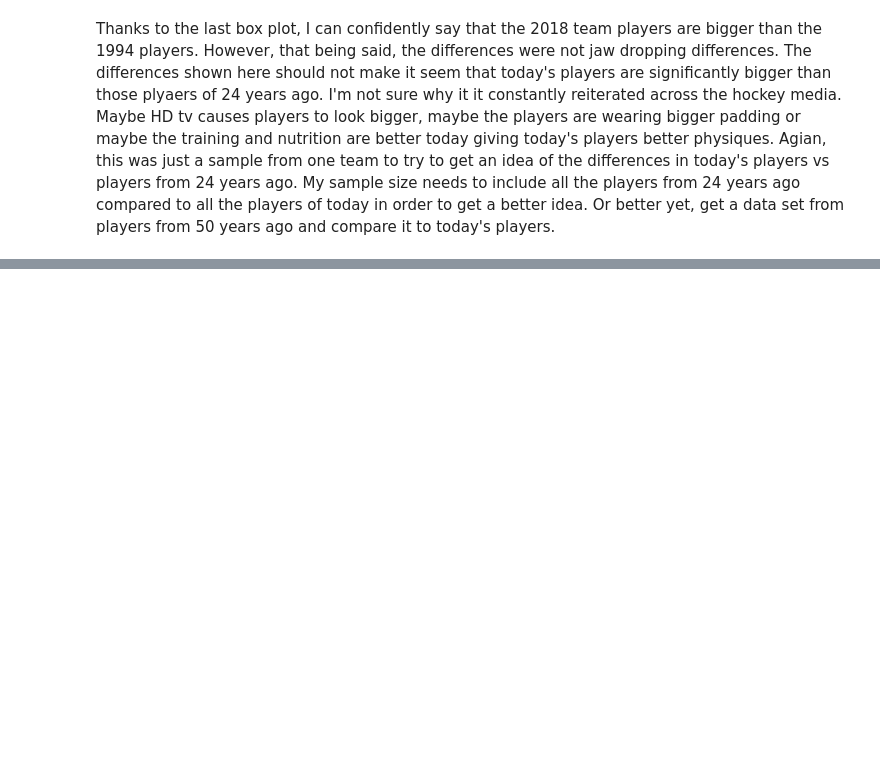
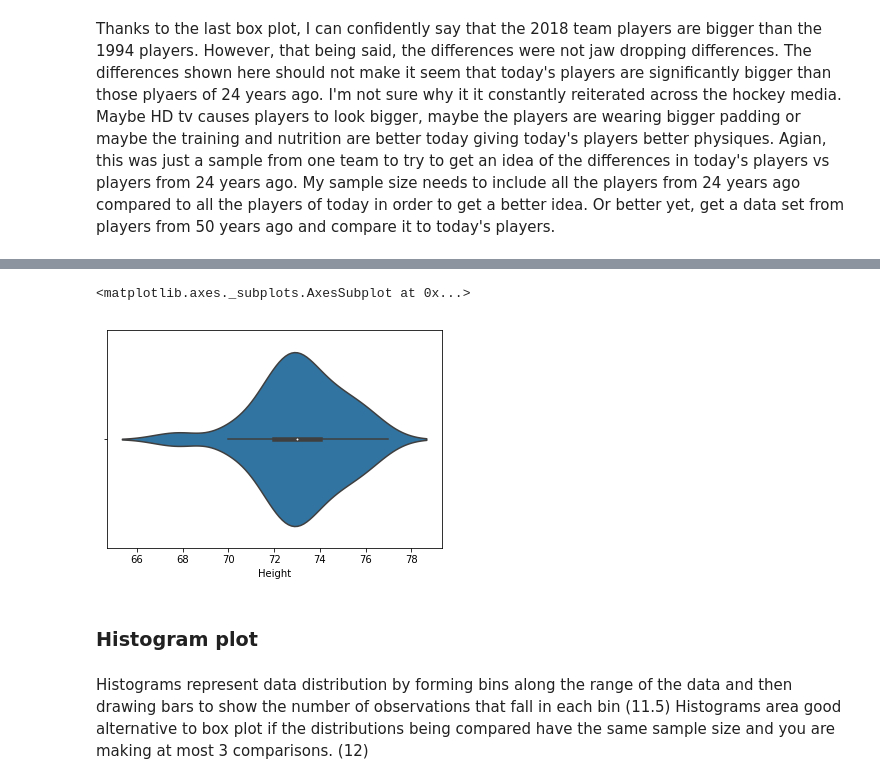
Before and after one commit to pjmeehan/FDA-PROJECT, a Jupyter notebook: Fundamentals of Data Analysis Project 2018 - THE BOX PLOT.ipynb, the cells around one changed output, grey strips where cells are left out. Drawn from its saved outputs; the diff is of its cells as text; code cells hidden in the pictures; blank space fills up the shorter version.

```diff
--- a/Fundamentals of Data Analysis Project 2018 - THE BOX PLOT.ipynb
+++ b/Fundamentals of Data Analysis Project 2018 - THE BOX PLOT.ipynb
@@ -205,3 +205,7 @@ In order to look into this more deeply, I will combine both data sets into one d
 # %% [markdown]
 ### 1994 New York Rangers vs 2018 New York Rangers Height by Position
 ***
+# %%
+csv_c = csv.reader(c)
+df2 = pd.read_csv("NYR.csv")
+df2.head(80)
@@ -264,0 +275,9 @@ G. https://stackoverflow.com/questions/51502927/adjusting-size-of-seaborn-plot
+# %%
+sns.violinplot(df2["Height"])
+# %% [output]
+<matplotlib.axes._subplots.AxesSubplot at 0x...>
+[figure, added]
+# %% [markdown]
+### Histogram plot
+# %% [markdown]
+Histograms represent data distribution by forming bins along the range of the data and then drawing bars to show the number of observations that fall in each bin (11.5) Histograms area good alternative to box plot if the distributions being compared have the same sample size and you are making at most 3 comparisons. (12)
```
Also changed, not shown: parts of 16 cells of this notebook.
